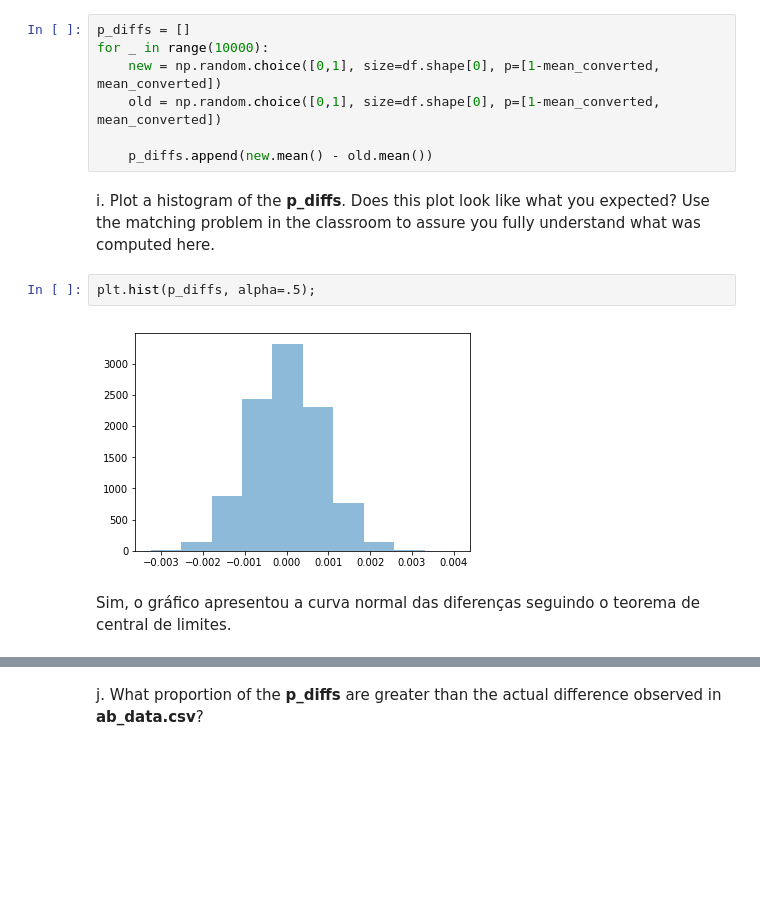
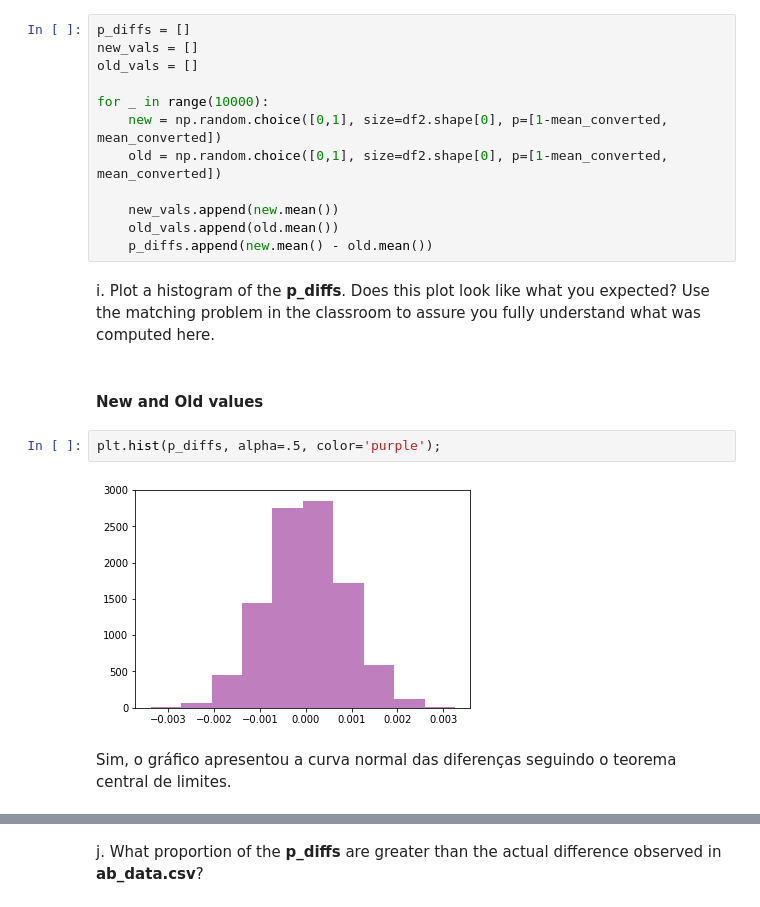
Before and after one commit to vitoralbano/ds-ii-ab-test, a Jupyter notebook: Analyze_ab_test_results_notebook.ipynb, the cells around one changed output, grey strips where cells are left out. Saved outputs shown, nothing was run; the diff lists cells and outputs as text; blank space fills up the shorter version.

```diff
--- a/Analyze_ab_test_results_notebook.ipynb
+++ b/Analyze_ab_test_results_notebook.ipynb
@@ -312,16 +308,23 @@ new_page_converted.mean() - old_page_converted.mean()
 h. Simulate 10,000 $p_{new}$ - $p_{old}$ values using this same process similarly to the one you calculated in parts **a. through g.** above.  Store all 10,000 values in a numpy array called **p_diffs**.
 # %%
 p_diffs = []
+new_vals = []
+old_vals = []
+
 for _ in range(10000):
-    new = np.random.choice([0,1], size=df.shape[0], p=[1-mean_converted, mean_converted])
-    old = np.random.choice([0,1], size=df.shape[0], p=[1-mean_converted, mean_converted])
+    new = np.random.choice([0,1], size=df2.shape[0], p=[1-mean_converted, mean_converted])
+    old = np.random.choice([0,1], size=df2.shape[0], p=[1-mean_converted, mean_converted])
 
+    new_vals.append(new.mean())
+    old_vals.append(old.mean())
     p_diffs.append(new.mean() - old.mean())
 # %% [markdown]
 i. Plot a histogram of the **p_diffs**.  Does this plot look like what you expected?  Use the matching problem in the classroom to assure you fully understand what was computed here.
+# %% [markdown]
+#### New and Old values
 # %%
-plt.hist(p_diffs, alpha=.5);
+plt.hist(p_diffs, alpha=.5, color='purple');
 # %% [output]
-[figure, old version]
+[figure, new version]
 # %% [markdown]
-Sim, o gráfico apresentou a curva normal das diferenças seguindo o teorema de central de limites.
+Sim, o gráfico apresentou a curva normal das diferenças seguindo o teorema central de limites.
```
Also changed, not shown: parts of 20 cells of this notebook.
